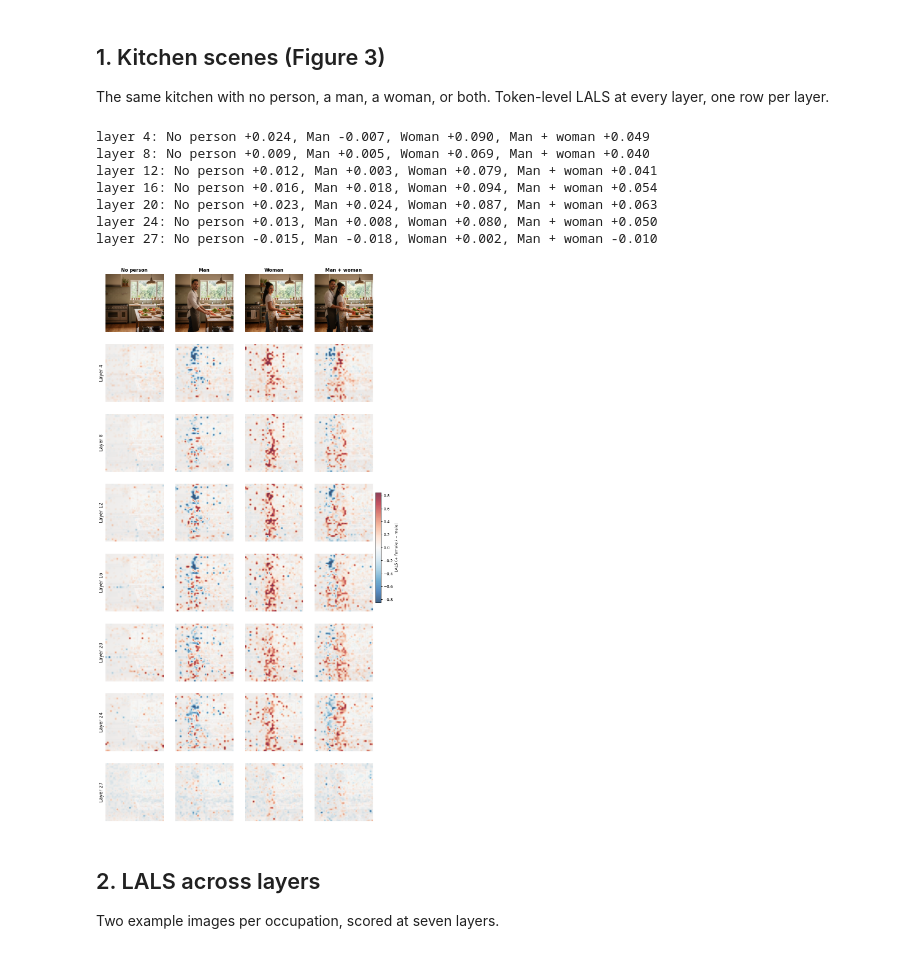
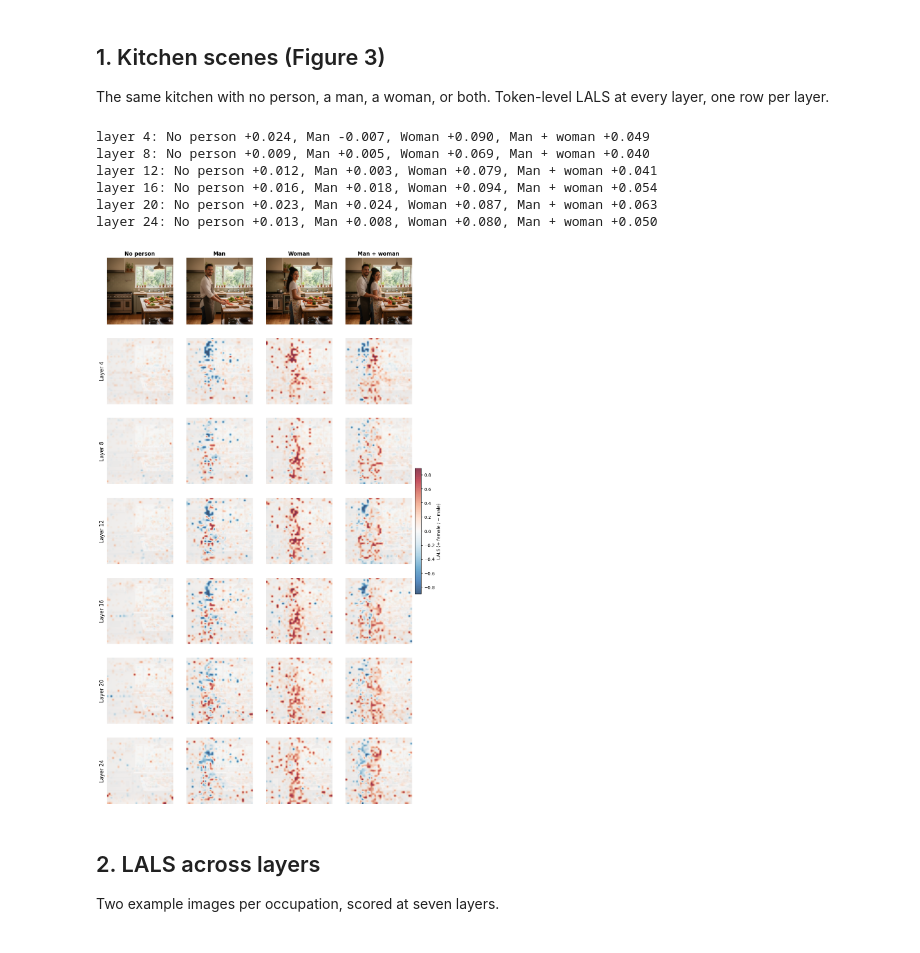
Before and after one commit to arnaumarin/lals, a Jupyter notebook: notebooks/demo.ipynb, the cells around one changed output. Drawn from its saved outputs; the diff is of its cells as text; code cells hidden in the pictures.

Commit message:
Demo: drop the last layer from the kitchen heatmaps

```diff
--- a/notebooks/demo.ipynb
+++ b/notebooks/demo.ipynb
@@ -40,28 +40,28 @@ per layer.
 # %%
 SCENES = {"No person": "noperson_kitchen.png", "Man": "man_kitchen.png",
           "Woman": "woman_kitchen.png", "Man + woman": "people_kitchen.png"}
 images = [load_image(EXAMPLES / "kitchen" / name) for name in SCENES.values()]
-hidden = [vlm.visual_token_states(image, layers) for image in images]
+heatmap_layers = layers[:-1]   # all but the last layer, where the signal has largely faded (see section 2)
+hidden = [vlm.visual_token_states(image, heatmap_layers) for image in images]
 
 maps = []
-for layer in layers:
+for layer in heatmap_layers:
     scorer = LALSScorer(TextDB.load(DB_DIR, layer), k=20)
     maps.append([scorer.token_map(scorer.neighbours(h[layer]), vlm.visual_grid(image))
                  for h, image in zip(hidden, images)])
     scores = [image_summary(scorer.token_scores(h[layer]))["mean"] for h in hidden]
     print(f"layer {layer}: " + ", ".join(f"{name} {s:+.3f}" for name, s in zip(SCENES, scores)))
 
-plots.token_heatmaps(images, maps, list(SCENES), [f"Layer {layer}" for layer in layers])
+plots.token_heatmaps(images, maps, list(SCENES), [f"Layer {layer}" for layer in heatmap_layers])
 plt.show()
 # %% [output]
 layer 4: No person +0.024, Man -0.007, Woman +0.090, Man + woman +0.049
 layer 8: No person +0.009, Man +0.005, Woman +0.069, Man + woman +0.040
 layer 12: No person +0.012, Man +0.003, Woman +0.079, Man + woman +0.041
 layer 16: No person +0.016, Man +0.018, Woman +0.094, Man + woman +0.054
 layer 20: No person +0.023, Man +0.024, Woman +0.087, Man + woman +0.063
 layer 24: No person +0.013, Man +0.008, Woman +0.080, Man + woman +0.050
-layer 27: No person -0.015, Man -0.018, Woman +0.002, Man + woman -0.010
-[figure, old version]
+[figure, new version]
 # %% [markdown]
 ## 2. LALS across layers
 
```
